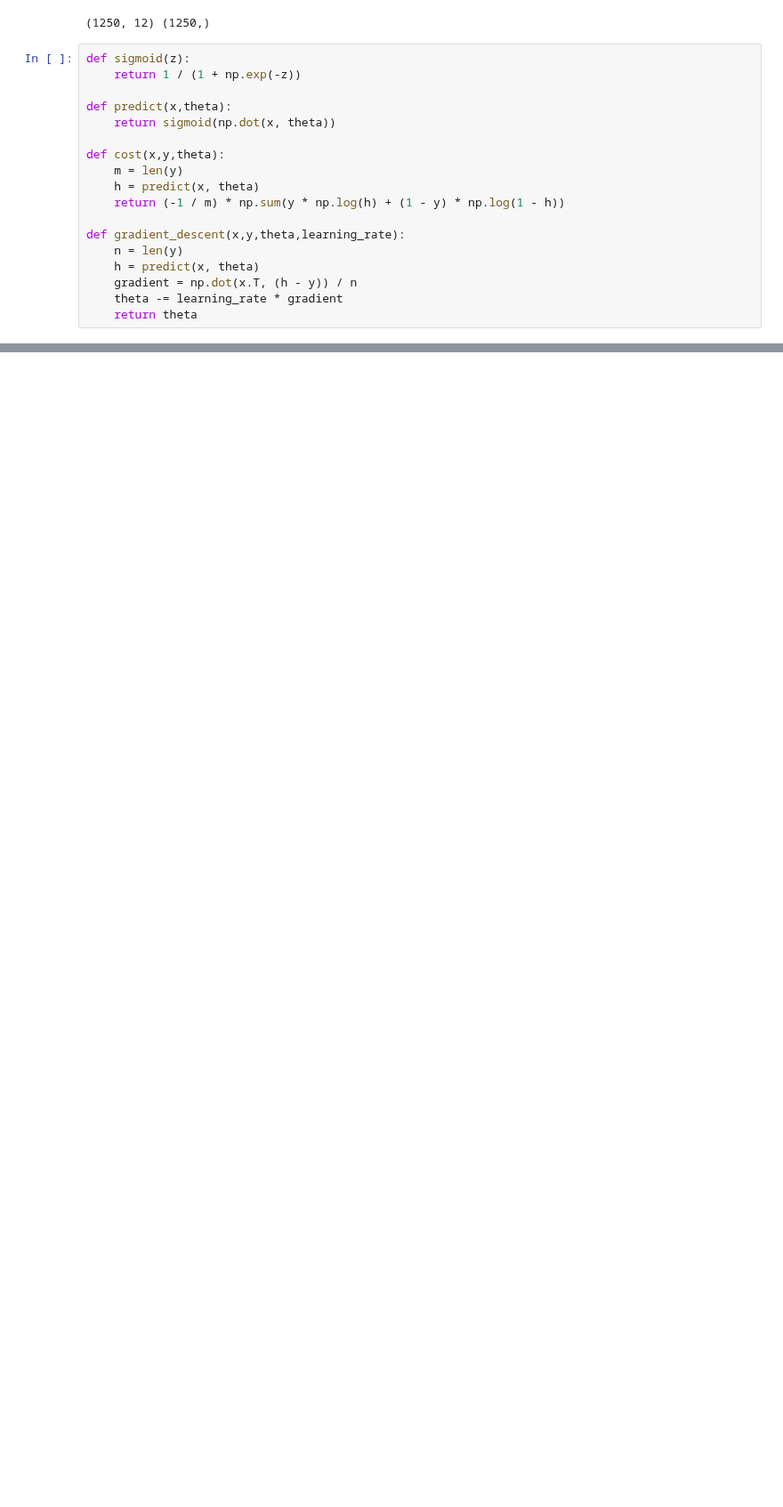
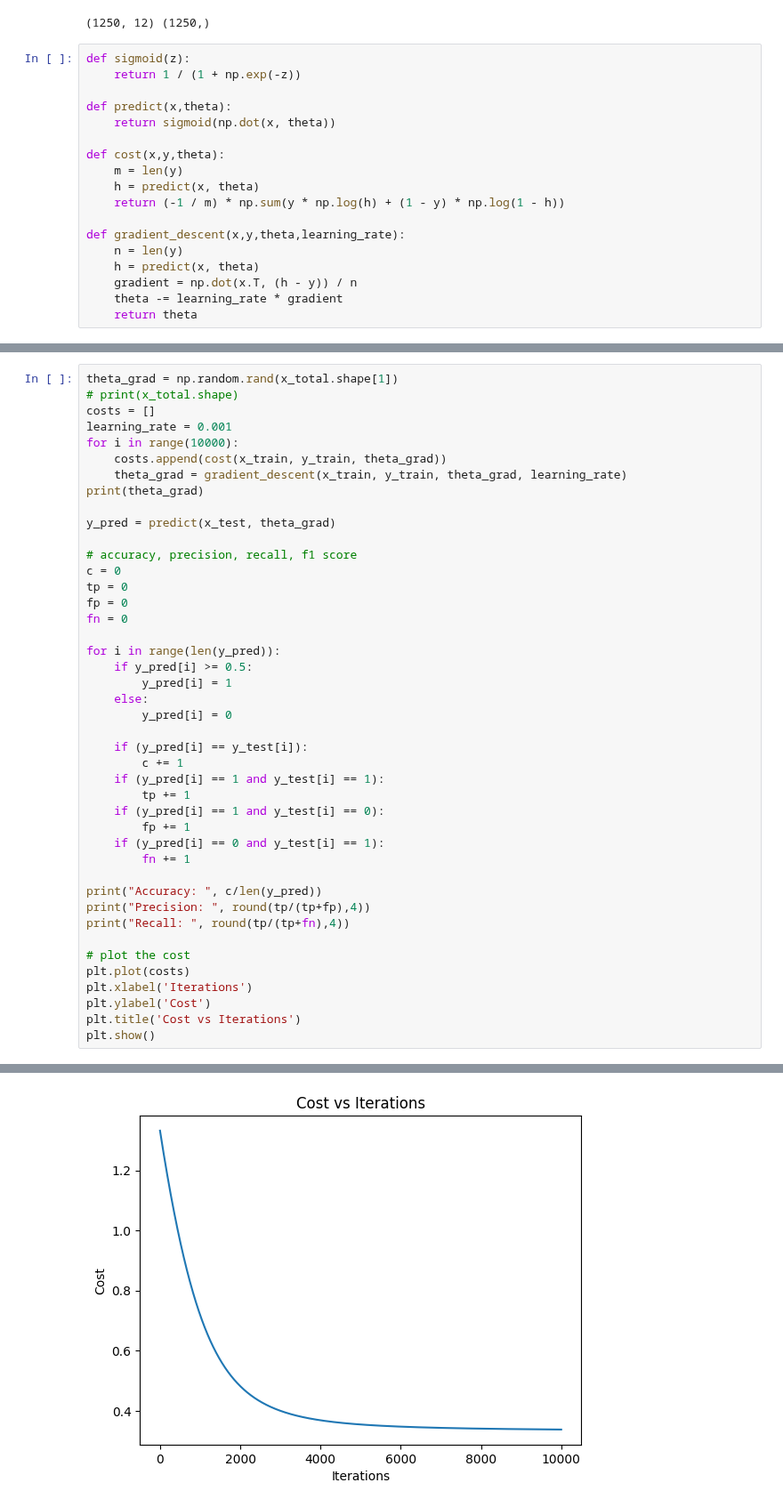
Before and after one commit to Baron105/ML-Assignments, a Jupyter notebook: CS60050/ML_Assignment_1/21CS10014_Barun_Parua/logistic-regression/code.ipynb, the cells around one changed output, grey strips where cells are left out. Shown at 89% size. Saved outputs shown, nothing was run; the diff lists cells and outputs as text; blank space fills up the shorter version.

```diff
--- a/CS60050/ML_Assignment_1/21CS10014_Barun_Parua/logistic-regression/code.ipynb
+++ b/CS60050/ML_Assignment_1/21CS10014_Barun_Parua/logistic-regression/code.ipynb
@@ -106,0 +122,44 @@ ZeroDivisionError: division by zero
+# %%
+theta_grad = np.random.rand(x_total.shape[1])
+# print(x_total.shape)
+costs = []
+learning_rate = 0.001
+for i in range(10000):
+    costs.append(cost(x_train, y_train, theta_grad))
+    theta_grad = gradient_descent(x_train, y_train, theta_grad, learning_rate)
+print(theta_grad)
+
+y_pred = predict(x_test, theta_grad)
+
+# accuracy, precision, recall, f1 score
+c = 0
+tp = 0
+fp = 0
+fn = 0
+
+for i in range(len(y_pred)):
+    if y_pred[i] >= 0.5:
+        y_pred[i] = 1
+    else:
+        y_pred[i] = 0
+
+    if (y_pred[i] == y_test[i]):
+        c += 1
+    if (y_pred[i] == 1 and y_test[i] == 1):
+        tp += 1
+    if (y_pred[i] == 1 and y_test[i] == 0):
+        fp += 1
+    if (y_pred[i] == 0 and y_test[i] == 1):
+        fn += 1
+
+print("Accuracy: ", c/len(y_pred))
+print("Precision: ", round(tp/(tp+fp),4))
+print("Recall: ", round(tp/(tp+fn),4))
+
+# plot the cost
+plt.plot(costs)
+plt.xlabel('Iterations')
+plt.ylabel('Cost')
+plt.title('Cost vs Iterations')
+plt.show()
+# %% [output]
@@ -106,0 +171 @@ ZeroDivisionError: division by zero
+[figure, added]
```
Also changed, not shown: parts of 3 cells of this notebook, 2 other files.
